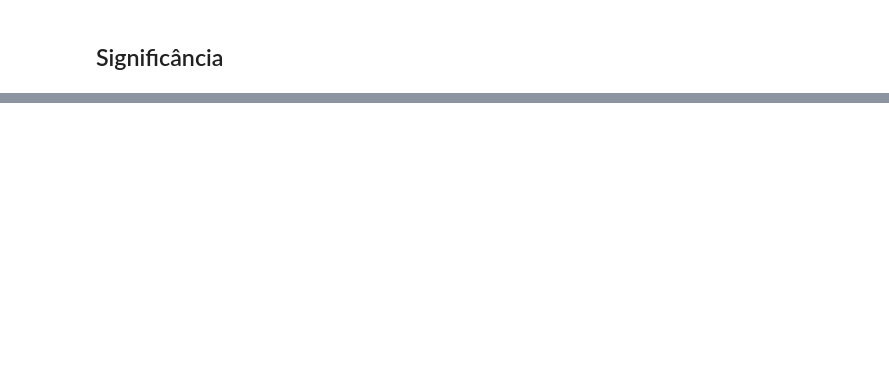
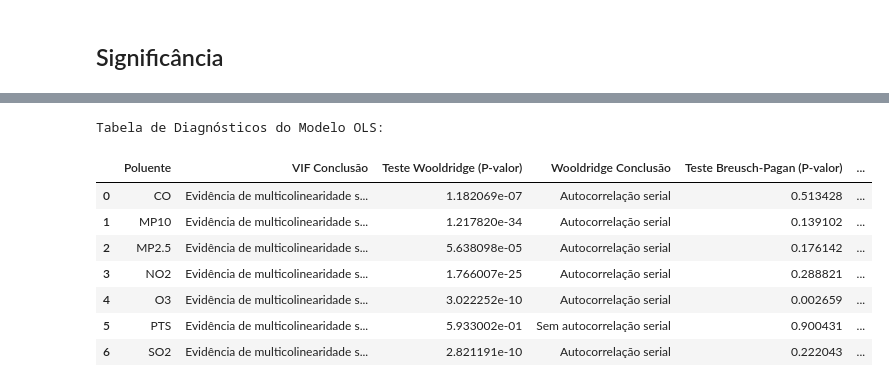
Before and after one commit to oliveirardr/tcc-dsa-suv, a Jupyter notebook: panel_idade_poluicao_combusteiveis_3.ipynb, the cells around one changed output, grey strips where cells are left out. Drawn from its saved outputs; the diff is of its cells as text; code cells hidden in the pictures; blank space fills up the shorter version.

```diff
--- a/panel_idade_poluicao_combusteiveis_3.ipynb
+++ b/panel_idade_poluicao_combusteiveis_3.ipynb
@@ -378,0 +996,65 @@ plt.show()
+# %%
+# Tabela de Diagnósticos do Modelo OLS
+
+ols_diagnostics_data = []
+
+for pollutant in pollutants_to_analyze:
+    if pollutant in heteroskedasticity_results and pollutant in wooldridge_results and pollutant in normality_results and pollutant in regression_results and 'OLS' in regression_results[pollutant]:
+
+        # Obter resultados dos testes
+        bp_result = heteroskedasticity_results[pollutant]['breusch_pagan']
+        white_result = heteroskedasticity_results[pollutant]['white']
+        wooldridge_result = wooldridge_results[pollutant]
+        shapiro_result = normality_results[pollutant]['shapiro_wilk']
+        ols_r_squared = regression_results[pollutant]['OLS']['r_squared']
+
+        # Obter resultados VIF (apenas para as variáveis independentes que variam no tempo)
+        vif_data = vif_results[pollutant]
+        vif_df = pd.DataFrame(vif_data)
+        # Excluir a constante para o VIF summary
+        vif_summary = vif_df[vif_df['variable'] != 'const']
+
+        # Determinar a conclusão do VIF (ex: se algum VIF for alto, indicar multicolinearidade)
+        vif_conclusion = "Sem evidência de multicolinearidade alta"
+        if (vif_summary['VIF'] > 10).any(): # Um VIF acima de 10 é frequentemente usado como um limite
+             vif_conclusion = "Evidência de multicolinearidade alta"
+        if (vif_summary['VIF'] > 100).any(): # VIFs muito altos indicam multicolinearidade severa
+             vif_conclusion = "Evidência de multicolinearidade severa"
+
+
+        # Determinar as conclusões em português
+        bp_conclusion = "Homocedasticidade" if bp_result['p_value'] is None or bp_result['p_value'] > 0.05 else "Heterocedasticidade"
+        white_conclusion = "Homocedasticidade" if white_result['p_value'] is None or white_result['p_value'] > 0.05 else "Heterocedasticidade"
+        wooldridge_conclusion = "Sem autocorrelação serial" if wooldridge_result['p_value'] is None or wooldridge_result['p_value'] > 0.05 else "Autocorrelação serial"
+        shapiro_conclusion = "Normalidade" if shapiro_result['p_value'] is None or shapiro_result['p_value'] > 0.05 else "Sem normalidade"
+
+
+        ols_diagnostics_data.append({
+            'Poluente': pollutant,
+            'VIF Conclusão': vif_conclusion,
+            'Teste Wooldridge (P-valor)': wooldridge_result['p_value'],
+            'Wooldridge Conclusão': wooldridge_conclusion,
+            'Teste Breusch-Pagan (P-valor)': bp_result['p_value'],
+            'Breusch-Pagan Conclusão': bp_conclusion,
+            'Teste White (P-valor)': white_result['p_value'],
+            'White Conclusão': white_conclusion,
+            'Teste Shapiro-Wilk (P-valor)': shapiro_result['p_value'],
+            'Normalidade Resíduos Conclusão': shapiro_conclusion,
+            'R-quadrado OLS': ols_r_squared
+        })
+
+# Criar DataFrame para os diagnósticos do OLS
+ols_diagnostics_df = pd.DataFrame(ols_diagnostics_data)
+
+print("Tabela de Diagnósticos do Modelo OLS:")
+display(ols_diagnostics_df)
+# %% [output]
+Tabela de Diagnósticos do Modelo OLS:
+|  | Poluente | VIF Conclusão | Teste Wooldridge (P-valor) | Wooldridge Conclusão | Teste Breusch-Pagan (P-valor) | ... |
+| 0 | CO | Evidência de multicolinearidade s... | 1.182069e-07 | Autocorrelação serial | 0.513428 | ... |
+| 1 | MP10 | Evidência de multicolinearidade s... | 1.217820e-34 | Autocorrelação serial | 0.139102 | ... |
+| 2 | MP2.5 | Evidência de multicolinearidade s... | 5.638098e-05 | Autocorrelação serial | 0.176142 | ... |
+| 3 | NO2 | Evidência de multicolinearidade s... | 1.766007e-25 | Autocorrelação serial | 0.288821 | ... |
+| 4 | O3 | Evidência de multicolinearidade s... | 3.022252e-10 | Autocorrelação serial | 0.002659 | ... |
+| 5 | PTS | Evidência de multicolinearidade s... | 5.933002e-01 | Sem autocorrelação serial | 0.900431 | ... |
+| 6 | SO2 | Evidência de multicolinearidade s... | 2.821191e-10 | Autocorrelação serial | 0.222043 | ... |
```
Also changed, not shown: parts of 28 cells of this notebook.
